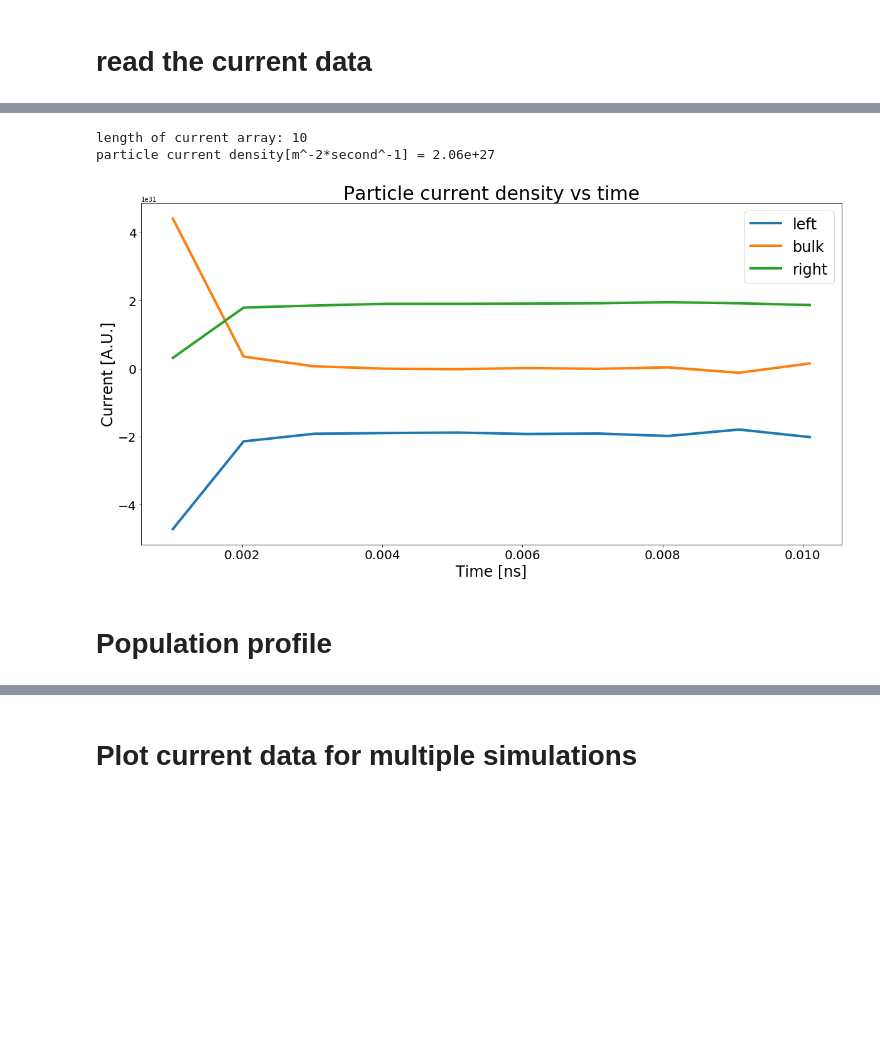
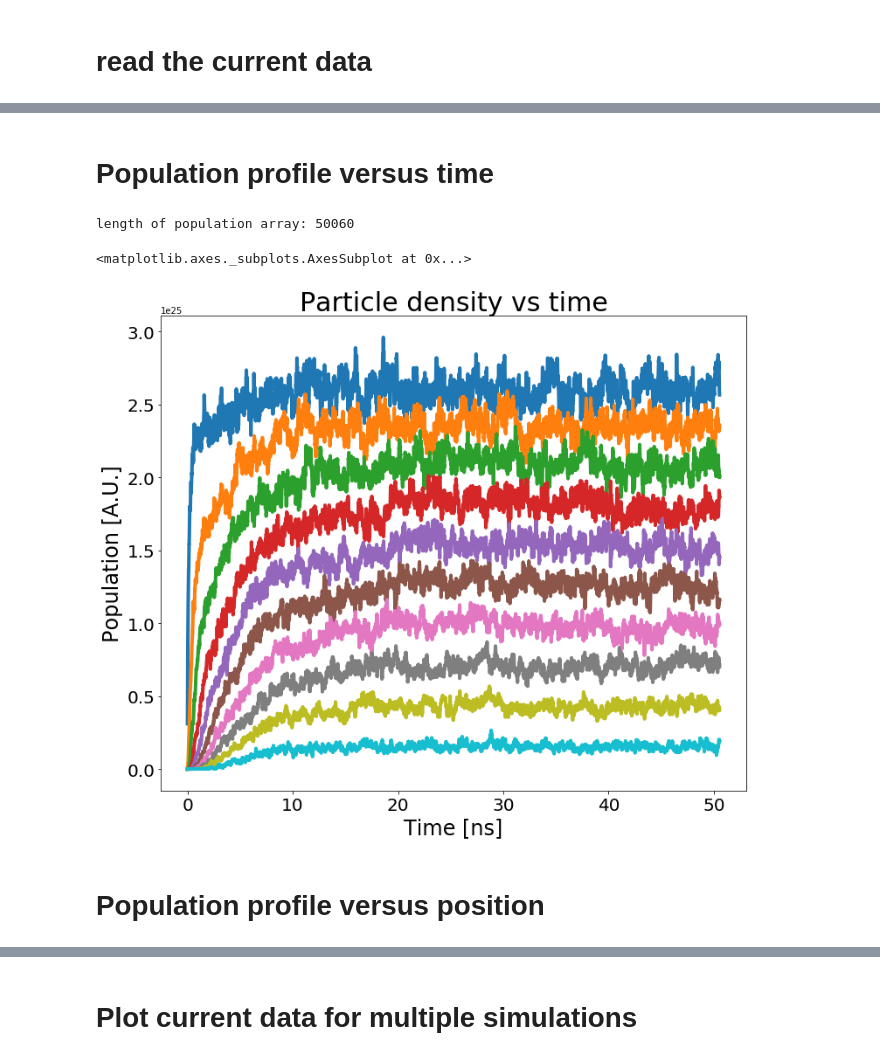
Before and after one commit to amirhosseindavoody/cnt_film_monte_carlo, a Jupyter notebook: visualization/monte_carlo_results.ipynb, the cells around one changed output, grey strips where cells are left out. Saved outputs shown, nothing was run; the diff lists cells and outputs as text; code cells hidden in the pictures; blank space fills up the shorter version.

```diff
--- a/visualization/monte_carlo_results.ipynb
+++ b/visualization/monte_carlo_results.ipynb
@@ -12,9 +12,9 @@ eV = 1.6e-19 # electron volt in Jouls
 # %% [markdown]
 # Hyper-parameters
 # %%
-box_size = 20 # size of the box for taking moving box average
-steady_state_reached = 20 # time step in which the steady state is reached
+# box_size = 20 # size of the box for taking moving box average
+# steady_state_reached = 20 # time step in which the steady state is reached
 
-directory = "/Users/amirhossein/research/exciton_monte_carlo"
+directory = "/Users/amirhossein/research/exciton_monte_carlo_2nm_experiment"
 # %% [markdown]
 # read the current data
@@ -20,0 +70,12 @@ directory = "/Users/amirhossein/research/exciton_monte_carlo"
+# %%
+current = np.array([1.21e+28, 4.43e+27, 3.40e+27, 9.58e+26, 5.55e+26])
+spacing = np.array([1.4, 2, 2.5, 3, 4])
+
+fig = plt.figure(figsize=(12,10))
+ax = fig.add_subplot(1,1,1)
+ax.plot(spacing, current, linewidth=4, marker='o', markersize='14')
+# ax.set_title("Steady state current",fontsize=30)
+ax.set_xlabel("Center to center spacing [nm]",fontsize=24)
+ax.set_ylabel("Steady state current [A.U.]",fontsize=24)
+ax.tick_params(labelsize=20)
+ax.set_xlim([1.35,4.05])
@@ -21,43 +85,38 @@ directory = "/Users/amirhossein/research/exciton_monte_carlo"
+# %% [markdown]
+# Population profile versus time
 # %%
-def plot_current(directory, box_size=1, color=None, ax=None):
+def plot_population_vs_time(directory, box_size=20, color=None, ax=None):
     if (ax is None):
-        fig = plt.figure(figsize=(20,10))
+        fig = plt.figure(figsize=(12,10))
         ax = fig.add_subplot(1,1,1)
-    filename = os.path.join(directory, "region_current.dat")
-    current = np.loadtxt(filename)
-    time = current[:,0]
-    current = current[:,1:]
-    print("length of current array: {}".format(current.shape[0]))
+    filename = os.path.join(directory, "population_profile.dat")
+    population = np.loadtxt(filename)
+    distance = population[0,1:]
+    time = population[1:,0]
+    population = population[1:,1:]
+    print("length of population array: {}".format(population.shape[0]))
 
-    assert (current.shape[0] > box_size), "box_size must be smaller than the number of time steps: {}".format(current.shape[0])
+    assert (population.shape[0] > box_size), "box_size must be smaller than the number of time steps: {}".format(current.shape[0])
 
     # calculate and plot box average of the data
     box = np.ones(box_size)
-    smooth_current = np.zeros((current.shape[0]-box.shape[0]+1,current.shape[1]))
-    for i in range(0,current.shape[1]):
-        smooth_current[:,i] = np.convolve(current[:,i], box, mode='valid')/np.sum(box)
+    smooth_population = np.zeros((population.shape[0]-box.shape[0]+1,population.shape[1]))
+    for i in range(0,population.shape[1]):
+        smooth_population[:,i] = np.convolve(population[:,i], box, mode='valid')/np.sum(box)
 
-    ax.plot(time[:smooth_current.shape[0]]*1.e9,(smooth_current[:,:]), linewidth=4, color=color)
-    ax.set_title("Particle current density vs time",fontsize=30)
+    ax.plot(time[:smooth_population.shape[0]]*1.e9,(smooth_population[:,:]), linewidth=4, color=color)
+    ax.set_title("Particle density vs time",fontsize=30)
     ax.set_xlabel("Time [ns]",fontsize=24)
-    ax.set_ylabel("Current [A.U.]",fontsize=24)
+    ax.set_ylabel("Population [A.U.]",fontsize=24)
     ax.tick_params(labelsize=20)
-#     ax.set_xlim([0,0.3])
-    ax.legend(["left","bulk","right"],fontsize=24)
+#     ax.set_xlim([0,0.8])
     # ax.set_ylim([-2e29,2e29])
     return ax
 
-
-plot_current(directory)
-
-assert (current.shape[0] > steady_state_reached), "size of current array is smaller than parameter steady_state_reached"
-avg_current = np.mean(current[steady_state_reached:,:],0)
-avg_current = np.mean([abs(avg_current[0]), abs(avg_current[-1])])
-
-print("particle current density[m^-2*second^-1] = {:0.2e}".format(avg_current))
+plot_population_vs_time(directory)
 # %% [output]
-length of current array: 10
-particle current density[m^-2*second^-1] = 2.06e+27
+length of population array: 50060
+<matplotlib.axes._subplots.AxesSubplot at 0x...>
-[figure, old version]
+[figure, new version]
 # %% [markdown]
-# Population profile
+# Population profile versus position
```
Also changed, not shown: parts of 4 cells of this notebook, 5 other files.
